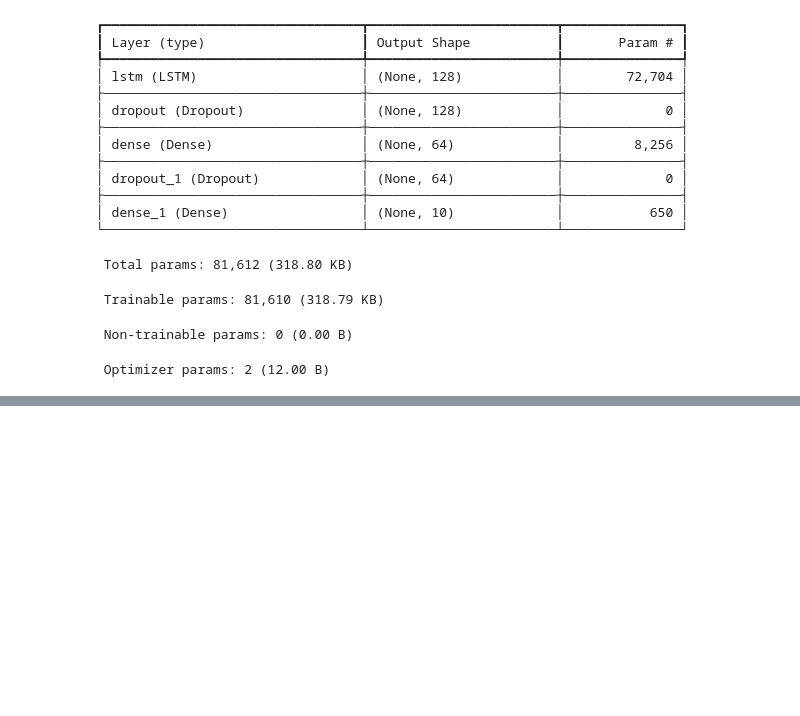
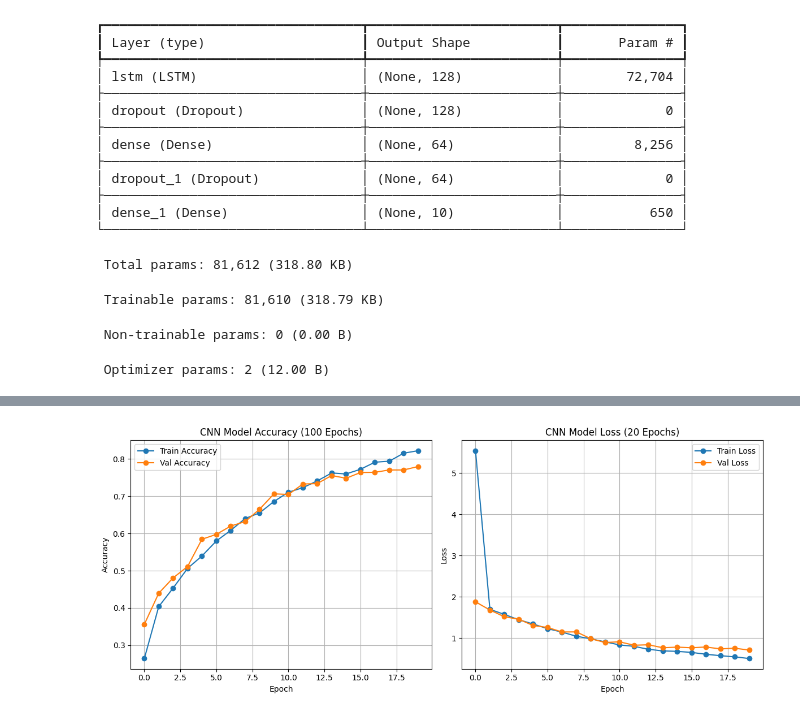
Before and after one commit to Rocky782/Environment, a Jupyter notebook: main.ipynb, the cells around one changed output, grey strips where cells are left out. Drawn from its saved outputs; the diff is of its cells as text; code cells hidden in the pictures; blank space fills up the shorter version.

```diff
--- a/main.ipynb
+++ b/main.ipynb
@@ -338,3 +302,68 @@ Model: "sequential"
  Trainable params: 81,610 (318.79 KB)
  Non-trainable params: 0 (0.00 B)
  Optimizer params: 2 (12.00 B)
+# %%
+import matplotlib.pyplot as plt
+import numpy as np
+from tensorflow.keras.models import Sequential
+from tensorflow.keras.layers import Conv2D, MaxPooling2D, Flatten, Dense, Dropout, Input, Reshape
+from tensorflow.keras.optimizers import Adam
+
+# Reshape input for CNN: (samples, time_steps, 13) → (samples, time_steps, 13, 1)
+X_train_cnn = X_train.reshape(-1, X_train.shape[1], X_train.shape[2], 1)
+X_test_cnn = X_test.reshape(-1, X_test.shape[1], X_test.shape[2], 1)
+
+# Define CNN model
+model_cnn = Sequential([
+    Input(shape=(X_train.shape[1], X_train.shape[2], 1)),  # (time_steps, 13, 1)
+
+    Conv2D(32, kernel_size=(3, 3), activation='relu', padding='same'),
+    MaxPooling2D(pool_size=(2, 2)),
+    Dropout(0.3),
+
+    Conv2D(64, kernel_size=(3, 3), activation='relu', padding='same'),
+    MaxPooling2D(pool_size=(2, 2)),
+    Dropout(0.3),
+
+    Flatten(),
+    Dense(128, activation='relu'),
+    Dropout(0.3),
+    Dense(10, activation='softmax')
+])
+
+# Compile model
+model_cnn.compile(optimizer=Adam(), loss='sparse_categorical_crossentropy', metrics=['accuracy'])
+
+# Train model
+history = model_cnn.fit(X_train_cnn, y_train, epochs=20, batch_size=32, validation_data=(X_test_cnn, y_test))
+
+# Save the model
+model_cnn.save('cnn_urbansound8k_model20.h5')
+
+# Plot training results
+plt.figure(figsize=(12, 5))
+
+# Accuracy
+plt.subplot(1, 2, 1)
+plt.plot(history.history['accuracy'], label='Train Accuracy', marker='o')
+plt.plot(history.history['val_accuracy'], label='Val Accuracy', marker='o')
+plt.title('CNN Model Accuracy (100 Epochs)')
+plt.xlabel('Epoch')
+plt.ylabel('Accuracy')
+plt.legend()
+plt.grid(True)
+
+# Loss
+plt.subplot(1, 2, 2)
+plt.plot(history.history['loss'], label='Train Loss', marker='o')
+plt.plot(history.history['val_loss'], label='Val Loss', marker='o')
+plt.title('CNN Model Loss (20 Epochs)')
+plt.xlabel('Epoch')
+plt.ylabel('Loss')
+plt.legend()
+plt.grid(True)
+
+plt.tight_layout()
+plt.savefig('cnn_accuracy_loss_plots_20_epochs.png')
+plt.show()
+# %% [output]
@@ -340,0 +388 @@ Model: "sequential"
+[figure, added]
```
Also changed, not shown: parts of 7 cells of this notebook, 20 other files.
